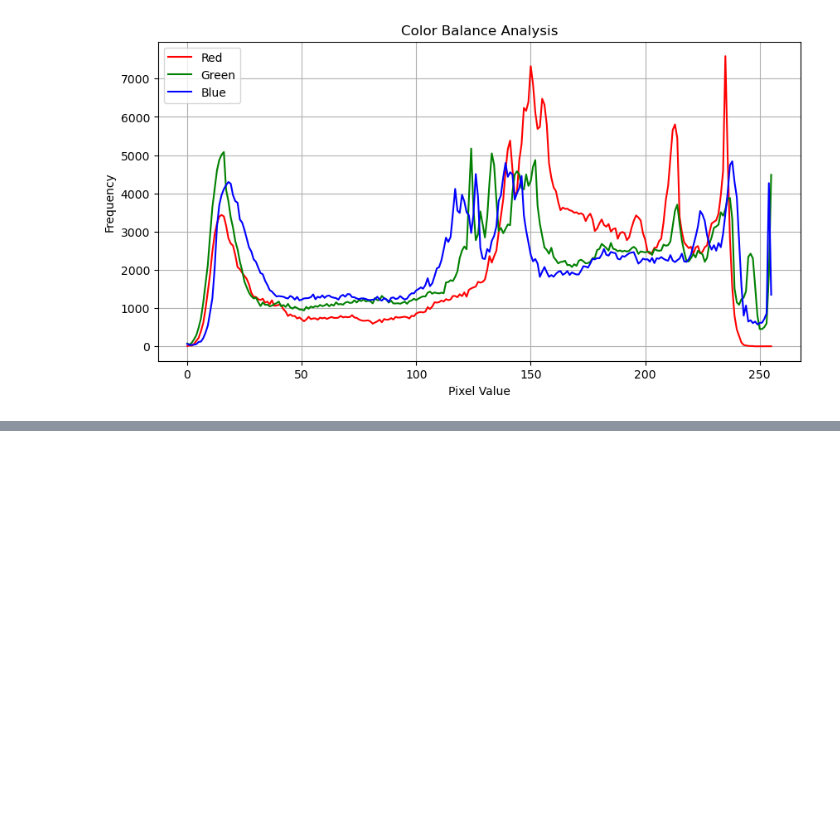
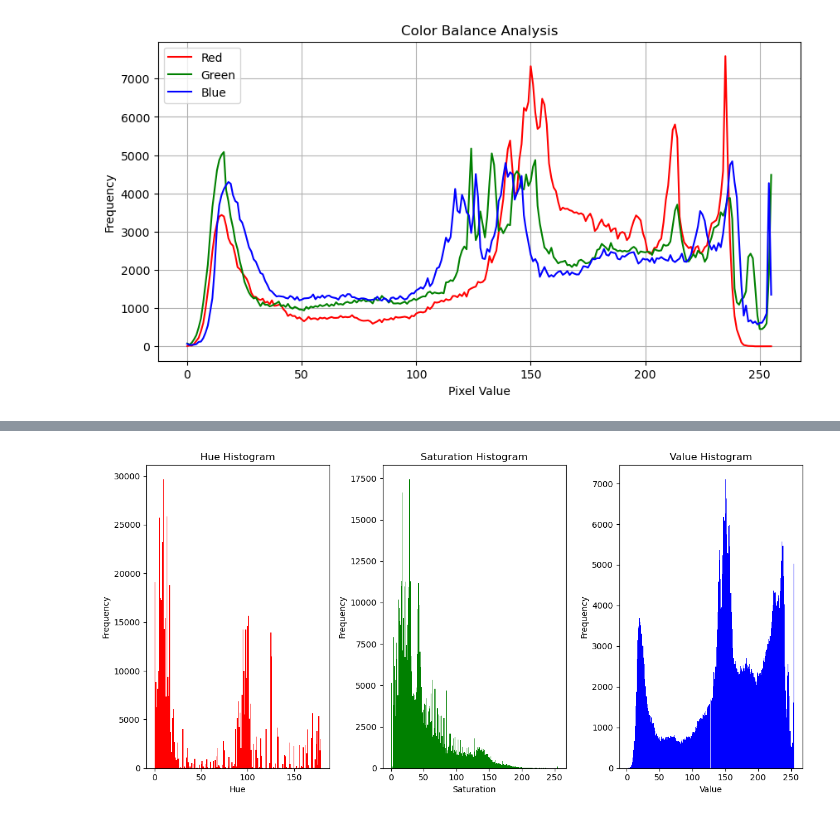
Before and after one commit to rafvrab/Experimenting_with_OpenCV, a Jupyter notebook: notebook.ipynb, the cells around one changed output, grey strips where cells are left out. Cells and saved outputs as stored; diff of their text form; code cells hidden in the pictures; blank space fills up the shorter version.

```diff
--- a/notebook.ipynb
+++ b/notebook.ipynb
@@ -349,0 +386,38 @@ plt.show()
+# %%
+# Read the image
+image = cv2.imread('images/RS.jpg')
+
+# Convert the image from BGR to RGB
+image_rgb = cv2.cvtColor(image, cv2.COLOR_BGR2RGB)
+
+# Convert RGB image to HSV color space
+image_hsv = cv2.cvtColor(image_rgb, cv2.COLOR_RGB2HSV)
+
+# Split the HSV image into its individual channels
+h, s, v = cv2.split(image_hsv)
+
+# Plot histograms for each channel in HSV color space
+plt.figure(figsize=(12, 6))
+
+plt.subplot(1, 3, 1)
+plt.hist(h.flatten(), bins=180, color='r')
+plt.title('Hue Histogram')
+plt.xlabel('Hue')
+plt.ylabel('Frequency')
+
+plt.subplot(1, 3, 2)
+plt.hist(s.flatten(), bins=256, color='g')
+plt.title('Saturation Histogram')
+plt.xlabel('Saturation')
+plt.ylabel('Frequency')
+
+plt.subplot(1, 3, 3)
+plt.hist(v.flatten(), bins=256, color='b')
+plt.title('Value Histogram')
+plt.xlabel('Value')
+plt.ylabel('Frequency')
+
+plt.tight_layout()
+plt.show()
+# %% [output]
+[figure, added]
```
Also changed, not shown: parts of 12 cells of this notebook.
